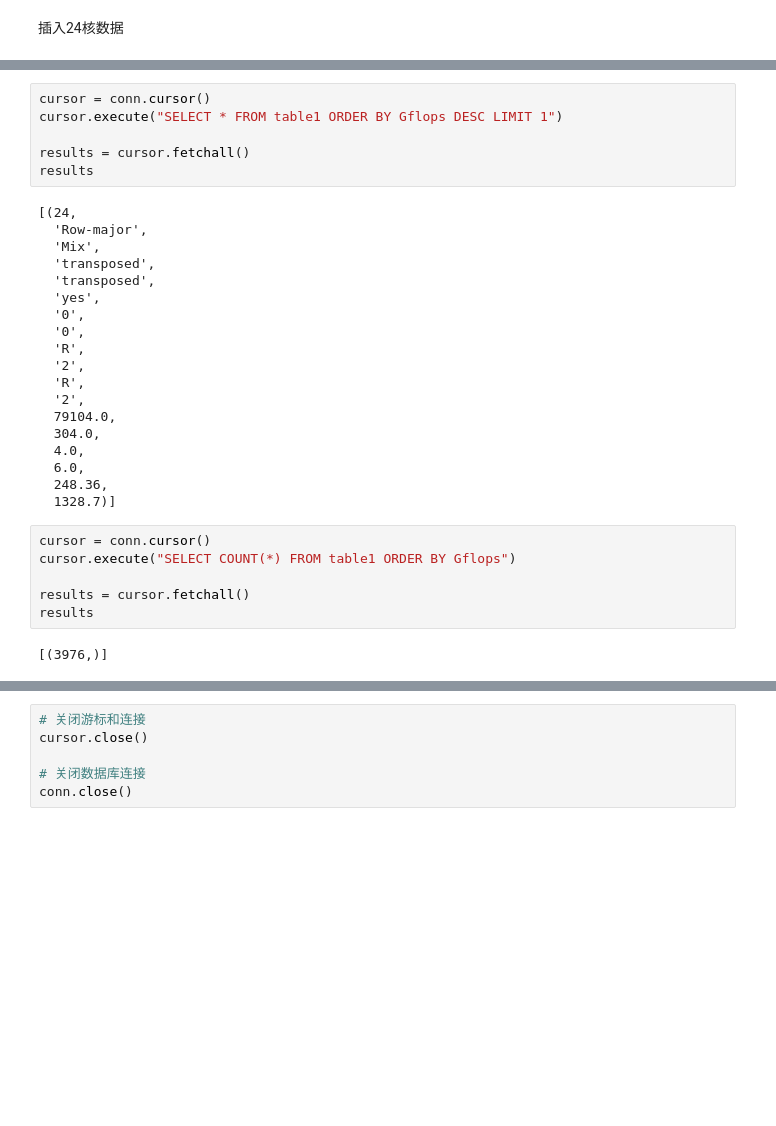
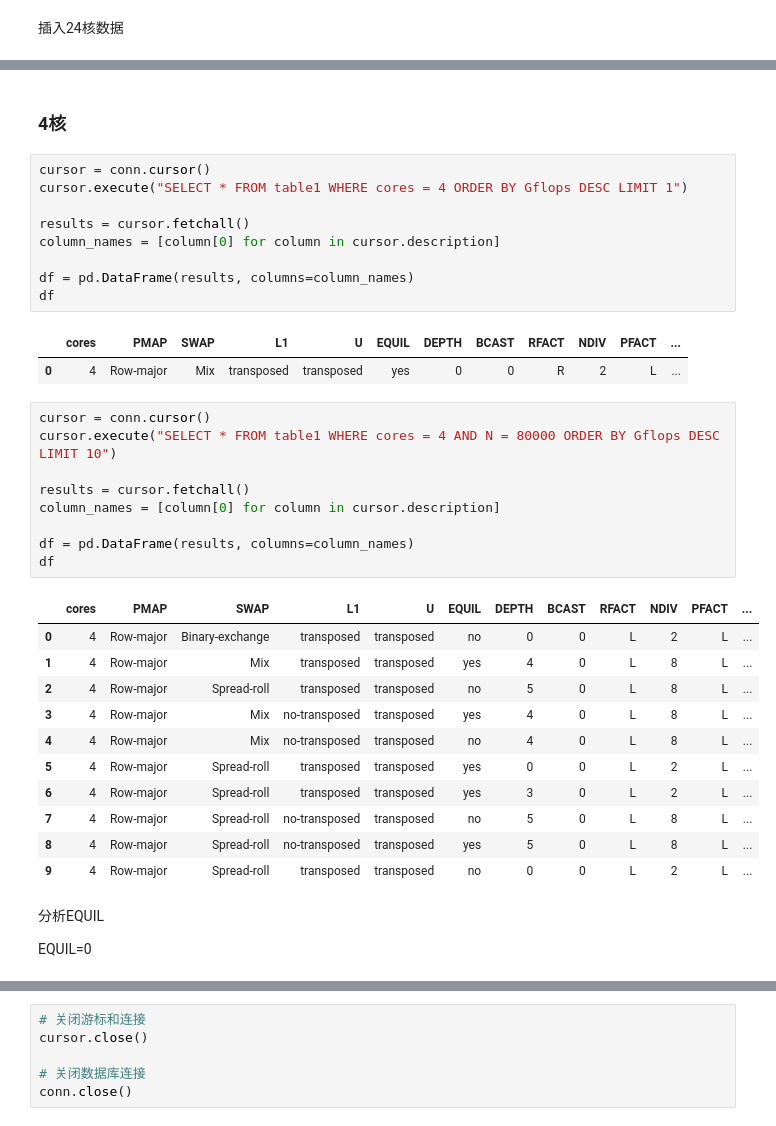
Before and after one commit to ClaudiaCumberbatch/BenchmarkOptimization, a Jupyter notebook: db/database.ipynb, the cells around one changed output, grey strips where cells are left out. Drawn from its saved outputs; the diff is of its cells as text; blank space fills up the shorter version.

```diff
--- a/db/database.ipynb
+++ b/db/database.ipynb
@@ -197,33 +332,39 @@ df.to_sql("table1", conn, if_exists="append", index=False)
+# %% [markdown]
+### 4核
 # %%
 cursor = conn.cursor()
-cursor.execute("SELECT * FROM table1 ORDER BY Gflops DESC LIMIT 1")
+cursor.execute("SELECT * FROM table1 WHERE cores = 4 ORDER BY Gflops DESC LIMIT 1")
 
 results = cursor.fetchall()
-results
+column_names = [column[0] for column in cursor.description]
+
+df = pd.DataFrame(results, columns=column_names)
+df
 # %% [output]
-[(24,
-  'Row-major',
-  'Mix',
-  'transposed',
-  'transposed',
-  'yes',
-  '0',
-  '0',
-  'R',
-  '2',
-  'R',
-  '2',
-  79104.0,
-  304.0,
-  4.0,
-  6.0,
-  248.36,
-  1328.7)]
+|  | cores | PMAP | SWAP | L1 | U | EQUIL | DEPTH | BCAST | RFACT | NDIV | PFACT | ... |
+| 0 | 4 | Row-major | Mix | transposed | transposed | yes | 0 | 0 | R | 2 | L | ... |
 # %%
 cursor = conn.cursor()
-cursor.execute("SELECT COUNT(*) FROM table1 ORDER BY Gflops")
+cursor.execute("SELECT * FROM table1 WHERE cores = 4 AND N = 80000 ORDER BY Gflops DESC LIMIT 10")
 
 results = cursor.fetchall()
-results
+column_names = [column[0] for column in cursor.description]
+
+df = pd.DataFrame(results, columns=column_names)
+df
 # %% [output]
-[(3976,)]
+|  | cores | PMAP | SWAP | L1 | U | EQUIL | DEPTH | BCAST | RFACT | NDIV | PFACT | ... |
+| 0 | 4 | Row-major | Binary-exchange | transposed | transposed | no | 0 | 0 | L | 2 | L | ... |
+| 1 | 4 | Row-major | Mix | transposed | transposed | yes | 4 | 0 | L | 8 | L | ... |
+| 2 | 4 | Row-major | Spread-roll | transposed | transposed | no | 5 | 0 | L | 8 | L | ... |
+| 3 | 4 | Row-major | Mix | no-transposed | transposed | yes | 4 | 0 | L | 8 | L | ... |
+| 4 | 4 | Row-major | Mix | no-transposed | transposed | no | 4 | 0 | L | 8 | L | ... |
+| 5 | 4 | Row-major | Spread-roll | transposed | transposed | yes | 0 | 0 | L | 2 | L | ... |
+| 6 | 4 | Row-major | Spread-roll | transposed | transposed | yes | 3 | 0 | L | 2 | L | ... |
+| 7 | 4 | Row-major | Spread-roll | no-transposed | transposed | no | 5 | 0 | L | 8 | L | ... |
+| 8 | 4 | Row-major | Spread-roll | no-transposed | transposed | yes | 5 | 0 | L | 8 | L | ... |
+| 9 | 4 | Row-major | Spread-roll | transposed | transposed | no | 0 | 0 | L | 2 | L | ... |
+# %% [markdown]
+分析EQUIL
+
+EQUIL=0
```
Also changed, not shown: parts of 47 cells of this notebook, 3 other files.
